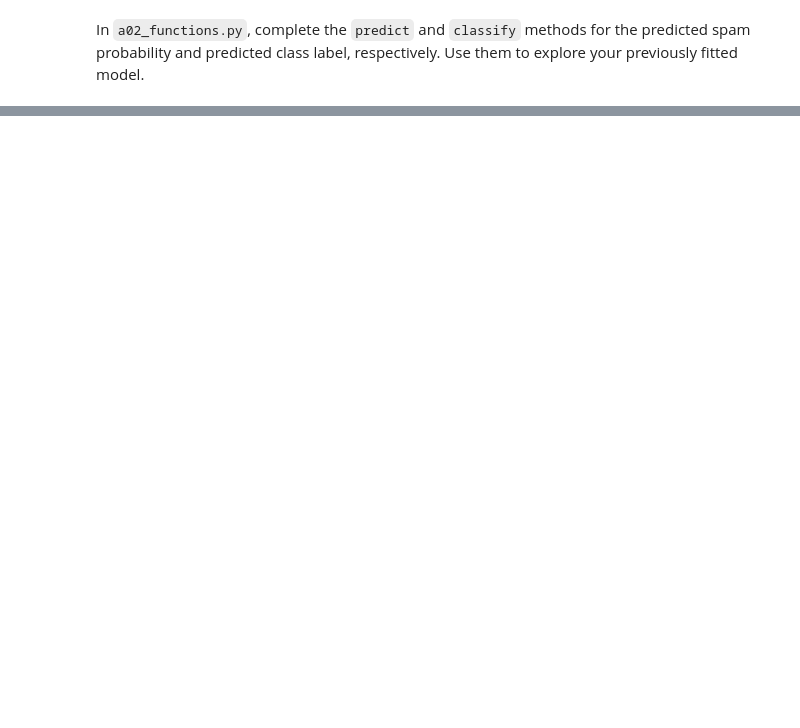
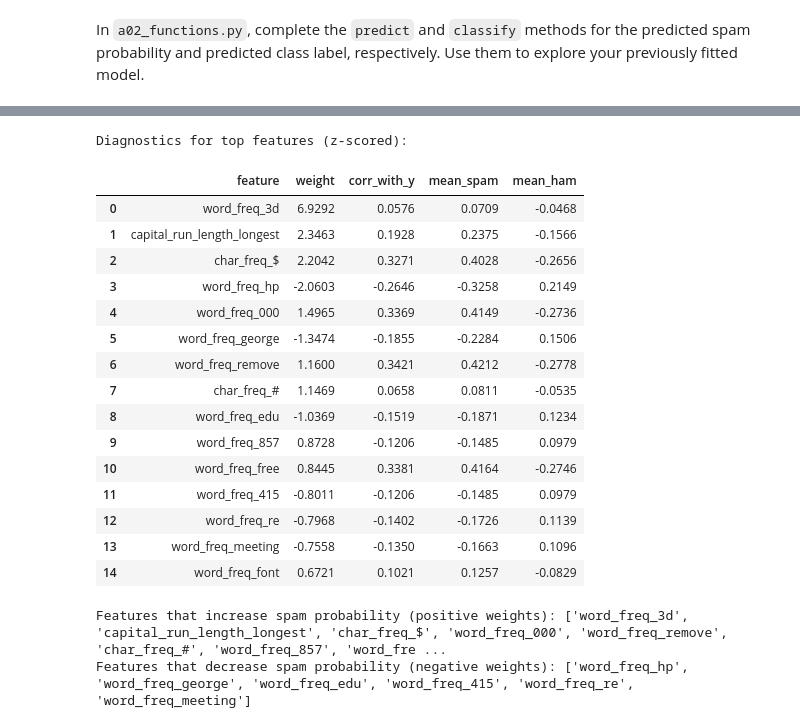
Before and after one commit to marmeepandya/MachineLearningAssignment, a Jupyter notebook: a02-lr/a02_3.ipynb, the cells around one changed output, grey strips where cells are left out. Drawn from its saved outputs; the diff is of its cells as text; code cells hidden in the pictures; blank space fills up the shorter version.

```diff
--- a/a02-lr/a02_3.ipynb
+++ b/a02-lr/a02_3.ipynb
@@ -57,3 +79,17 @@ plt.ylabel("Precision")
 # %%
 # Explore which features are considered important
 # YOUR CODE HERE
+# %%
+w = wz_gd.copy()  # already available in your notebook
+k = 15  # how many top features to display
+# %%
+# ranking by absolute weight
+idx_by_abs = np.argsort(np.abs(w))[::-1]
+top_idx = idx_by_abs[:k]
+top_feats = features[top_idx]
+top_weights = w[top_idx]
+
+print("Top {:d} features by absolute weight:".format(k))
+for i, (fname, weight) in enumerate(zip(top_feats, top_weights), 1):
+    sign = "pos" if weight > 0 else "neg"
+    print(f"{i:2d}. {fname:30s} weight = {weight: .4f} ({sign})")
@@ -59,0 +129,46 @@ plt.ylabel("Precision")
+# %%
+# extra diagnostics: correlation with label and mean feature values by class
+top_df = []
+for j in top_idx:
+    featname = features[j]
+    wj = w[j]
+    # correlation between feature and binary label (point-biserial = Pearson with binary)
+    corr = np.corrcoef(Xz[:, j], y)[0, 1]
+    mean_spam = Xz[y == 1, j].mean()
+    mean_ham  = Xz[y == 0, j].mean()
+    top_df.append((featname, wj, corr, mean_spam, mean_ham))
+
+df_top = pd.DataFrame(top_df, columns=["feature", "weight", "corr_with_y", "mean_spam", "mean_ham"])
+# sort by absolute weight for display
+df_top["abs_weight"] = np.abs(df_top["weight"])
+df_top = df_top.sort_values("abs_weight", ascending=False).drop(columns="abs_weight")
+pd.set_option("display.float_format", "{: .4f}".format)
+print("\nDiagnostics for top features (z-scored):")
+display(df_top)
+# %% [output]
+Diagnostics for top features (z-scored):
+|  | feature | weight | corr_with_y | mean_spam | mean_ham |
+| 0 | word_freq_3d | 6.9292 | 0.0576 | 0.0709 | -0.0468 |
+| 1 | capital_run_length_longest | 2.3463 | 0.1928 | 0.2375 | -0.1566 |
+| 2 | char_freq_$ | 2.2042 | 0.3271 | 0.4028 | -0.2656 |
+| 3 | word_freq_hp | -2.0603 | -0.2646 | -0.3258 | 0.2149 |
+| 4 | word_freq_000 | 1.4965 | 0.3369 | 0.4149 | -0.2736 |
+| 5 | word_freq_george | -1.3474 | -0.1855 | -0.2284 | 0.1506 |
+| 6 | word_freq_remove | 1.1600 | 0.3421 | 0.4212 | -0.2778 |
+| 7 | char_freq_# | 1.1469 | 0.0658 | 0.0811 | -0.0535 |
+| 8 | word_freq_edu | -1.0369 | -0.1519 | -0.1871 | 0.1234 |
+| 9 | word_freq_857 | 0.8728 | -0.1206 | -0.1485 | 0.0979 |
+| 10 | word_freq_free | 0.8445 | 0.3381 | 0.4164 | -0.2746 |
+| 11 | word_freq_415 | -0.8011 | -0.1206 | -0.1485 | 0.0979 |
+| 12 | word_freq_re | -0.7968 | -0.1402 | -0.1726 | 0.1139 |
+| 13 | word_freq_meeting | -0.7558 | -0.1350 | -0.1663 | 0.1096 |
+| 14 | word_freq_font | 0.6721 | 0.1021 | 0.1257 | -0.0829 |
+# %%
+# interpretation helpers (short textual summary)
+pos_feats = df_top[df_top.weight > 0].feature.tolist()
+neg_feats = df_top[df_top.weight < 0].feature.tolist()
+print("Features that increase spam probability (positive weights):", pos_feats[:8])
+print("Features that decrease spam probability (negative weights):", neg_feats[:8])
+# %% [output]
+Features that increase spam probability (positive weights): ['word_freq_3d', 'capital_run_length_longest', 'char_freq_$', 'word_freq_000', 'word_freq_remove', 'char_freq_#', 'word_freq_857', 'word_fre ...
+Features that decrease spam probability (negative weights): ['word_freq_hp', 'word_freq_george', 'word_freq_edu', 'word_freq_415', 'word_freq_re', 'word_freq_meeting']
```
Also changed, not shown: parts of 8 cells of this notebook, 4 other files.
